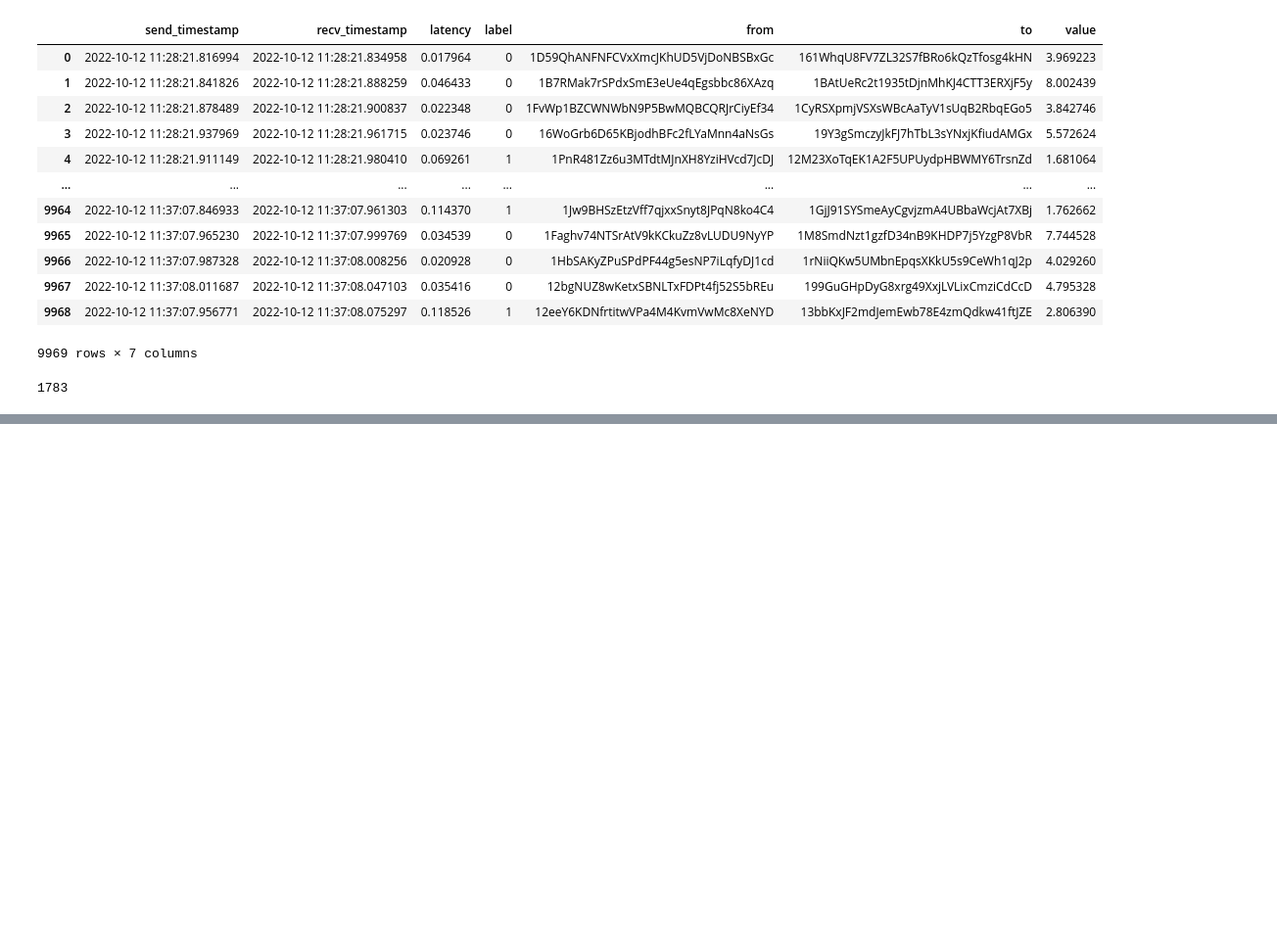
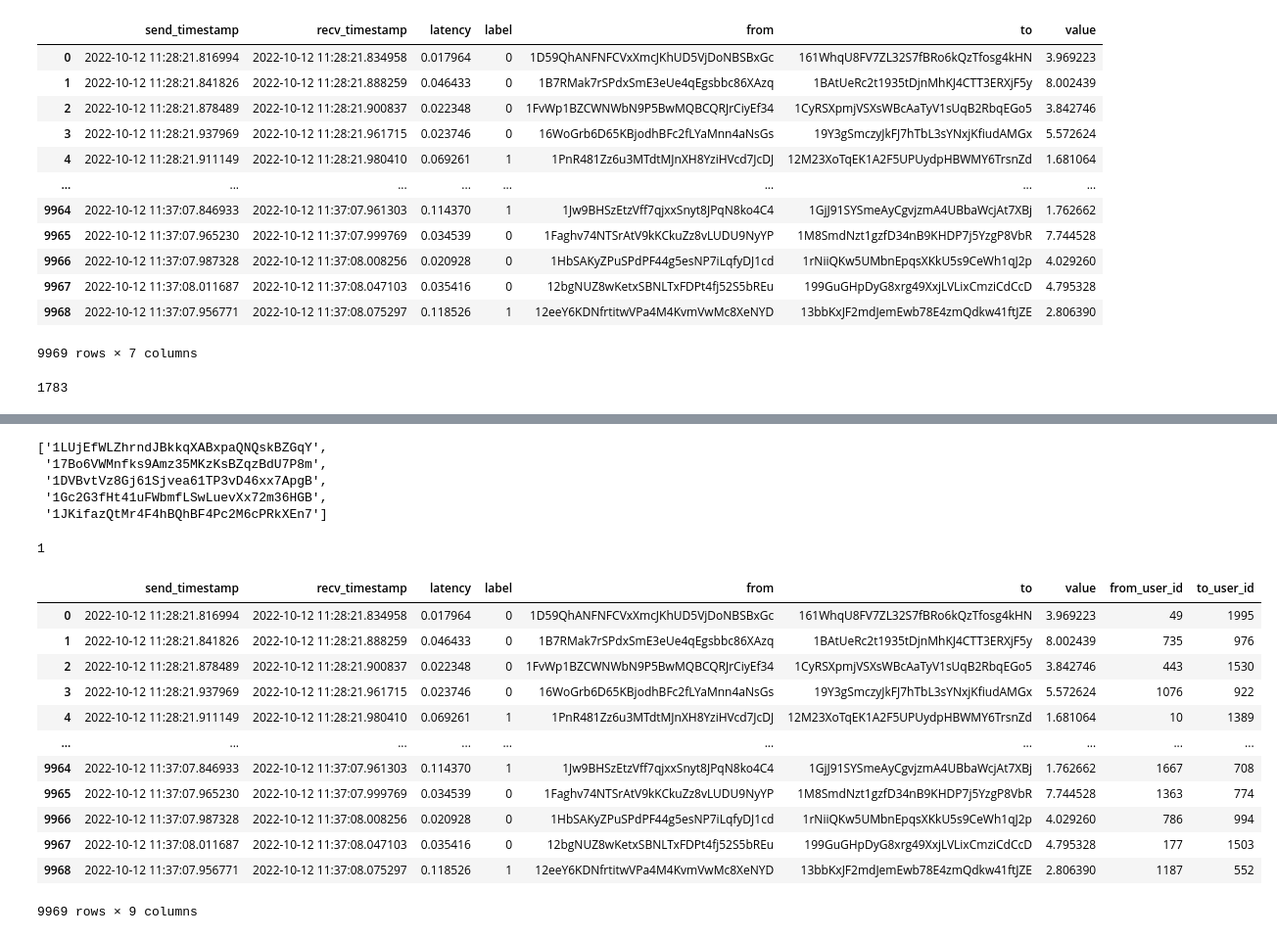
Before and after one commit to XDZhelheim/CSE5005-Project, a Jupyter notebook: data/gen_data.ipynb, the cells around one changed output, grey strips where cells are left out. Shown at 98% size. Cells and saved outputs as stored; diff of their text form; code cells hidden in the pictures; blank space fills up the shorter version.

Commit message:
simple data, simple RNNs

```diff
--- a/data/gen_data.ipynb
+++ b/data/gen_data.ipynb
@@ -174,0 +181,4 @@ sum(df_tx["label"] == 1)
+# %%
+df_tx = pd.read_pickle("./tx_9969.pkl")
+
+df_tx
@@ -174,0 +199,44 @@ sum(df_tx["label"] == 1)
+# %%
+df_user=pd.read_csv("./user.csv")
+
+user_list=df_user["address"].values.tolist()
+
+user_list[:5]
+# %% [output]
+['1LUjEfWLZhrndJBkkqXABxpaQNQskBZGqY',
+ '17Bo6VWMnfks9Amz35MKzKsBZqzBdU7P8m',
+ '1DVBvtVz8Gj61Sjvea61TP3vD46xx7ApgB',
+ '1Gc2G3fHt41uFWbmfLSwLuevXx72m36HGB',
+ '1JKifazQtMr4F4hBQhBF4Pc2M6cPRkXEn7']
+# %%
+user_list.index("17Bo6VWMnfks9Amz35MKzKsBZqzBdU7P8m")
+# %% [output]
+1
+# %%
+def get_user_id(row):
+    from_user_id=user_list.index(row["from"])
+    to_user_id=user_list.index(row["to"])
+
+    row["from_user_id"]=from_user_id
+    row["to_user_id"]=to_user_id
+
+    return row
+# %%
+df_data=df_tx.copy()
+df_data=df_data.apply(get_user_id, axis=1)
+
+df_data
+# %% [output]
+|  | send_timestamp | recv_timestamp | latency | label | from | to | value | from_user_id | to_user_id |
+| 0 | 2022-10-12 11:28:21.816994 | 2022-10-12 11:28:21.834958 | 0.017964 | 0 | 1D59QhANFNFCVxXmcJKhUD5VjDoNBSBxGc | 161WhqU8FV7ZL32S7fBRo6kQzTfosg4kHN | 3.969223 | 49 | 1995 |
+| 1 | 2022-10-12 11:28:21.841826 | 2022-10-12 11:28:21.888259 | 0.046433 | 0 | 1B7RMak7rSPdxSmE3eUe4qEgsbbc86XAzq | 1BAtUeRc2t1935tDjnMhKJ4CTT3ERXjF5y | 8.002439 | 735 | 976 |
+| 2 | 2022-10-12 11:28:21.878489 | 2022-10-12 11:28:21.900837 | 0.022348 | 0 | 1FvWp1BZCWNWbN9P5BwMQBCQRJrCiyEf34 | 1CyRSXpmjVSXsWBcAaTyV1sUqB2RbqEGo5 | 3.842746 | 443 | 1530 |
+| 3 | 2022-10-12 11:28:21.937969 | 2022-10-12 11:28:21.961715 | 0.023746 | 0 | 16WoGrb6D65KBjodhBFc2fLYaMnn4aNsGs | 19Y3gSmczyJkFJ7hTbL3sYNxjKfiudAMGx | 5.572624 | 1076 | 922 |
+| 4 | 2022-10-12 11:28:21.911149 | 2022-10-12 11:28:21.980410 | 0.069261 | 1 | 1PnR481Zz6u3MTdtMJnXH8YziHVcd7JcDJ | 12M23XoTqEK1A2F5UPUydpHBWMY6TrsnZd | 1.681064 | 10 | 1389 |
+| ... | ... | ... | ... | ... | ... | ... | ... | ... | ... |
+| 9964 | 2022-10-12 11:37:07.846933 | 2022-10-12 11:37:07.961303 | 0.114370 | 1 | 1Jw9BHSzEtzVff7qjxxSnyt8JPqN8ko4C4 | 1GjJ91SYSmeAyCgvjzmA4UBbaWcjAt7XBj | 1.762662 | 1667 | 708 |
+| 9965 | 2022-10-12 11:37:07.965230 | 2022-10-12 11:37:07.999769 | 0.034539 | 0 | 1Faghv74NTSrAtV9kKCkuZz8vLUDU9NyYP | 1M8SmdNzt1gzfD34nB9KHDP7j5YzgP8VbR | 7.744528 | 1363 | 774 |
+| 9966 | 2022-10-12 11:37:07.987328 | 2022-10-12 11:37:08.008256 | 0.020928 | 0 | 1HbSAKyZPuSPdPF44g5esNP7iLqfyDJ1cd | 1rNiiQKw5UMbnEpqsXKkU5s9CeWh1qJ2p | 4.029260 | 786 | 994 |
+| 9967 | 2022-10-12 11:37:08.011687 | 2022-10-12 11:37:08.047103 | 0.035416 | 0 | 12bgNUZ8wKetxSBNLTxFDPt4fj52S5bREu | 199GuGHpDyG8xrg49XxjLVLixCmziCdCcD | 4.795328 | 177 | 1503 |
+| 9968 | 2022-10-12 11:37:07.956771 | 2022-10-12 11:37:08.075297 | 0.118526 | 1 | 12eeY6KDNfrtitwVPa4M4KvmVwMc8XeNYD | 13bbKxJF2mdJemEwb78E4zmQdkw41ftJZE | 2.806390 | 1187 | 552 |
+9969 rows × 9 columns
```
Also changed, not shown: parts of 5 cells of this notebook, 5 other files.
